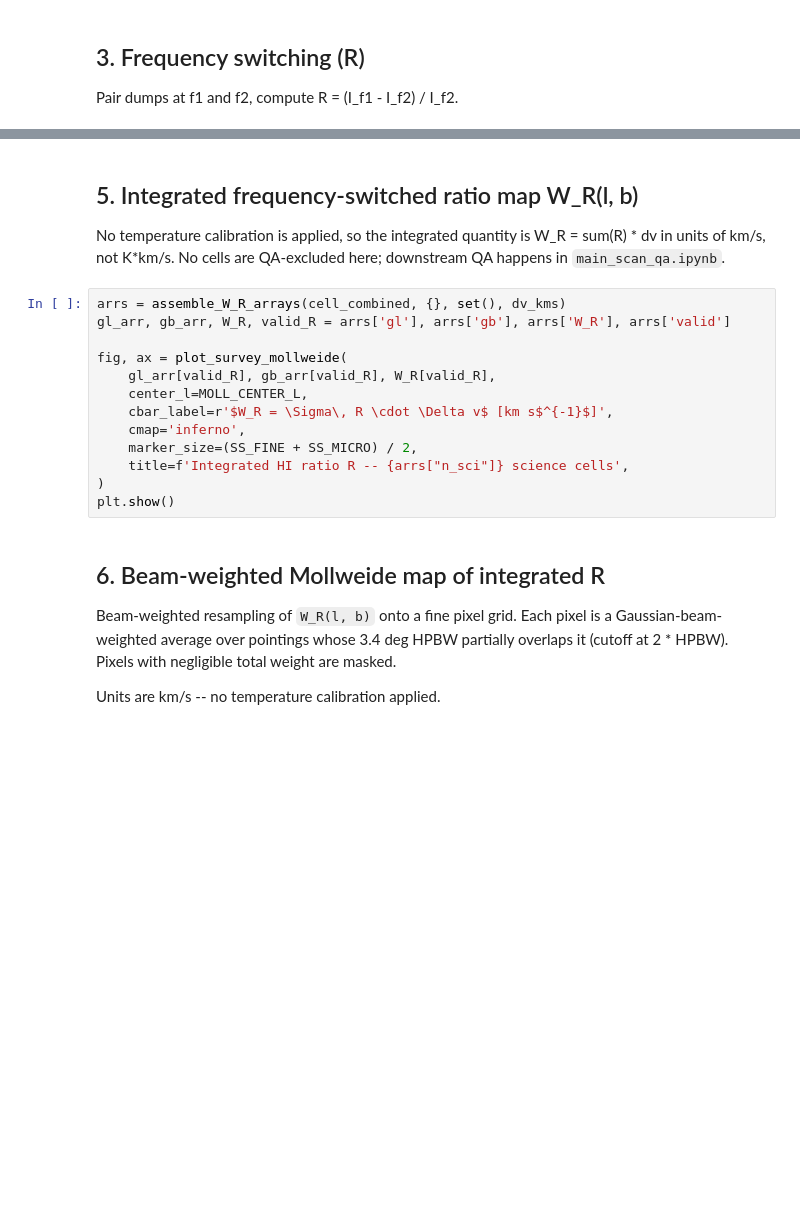
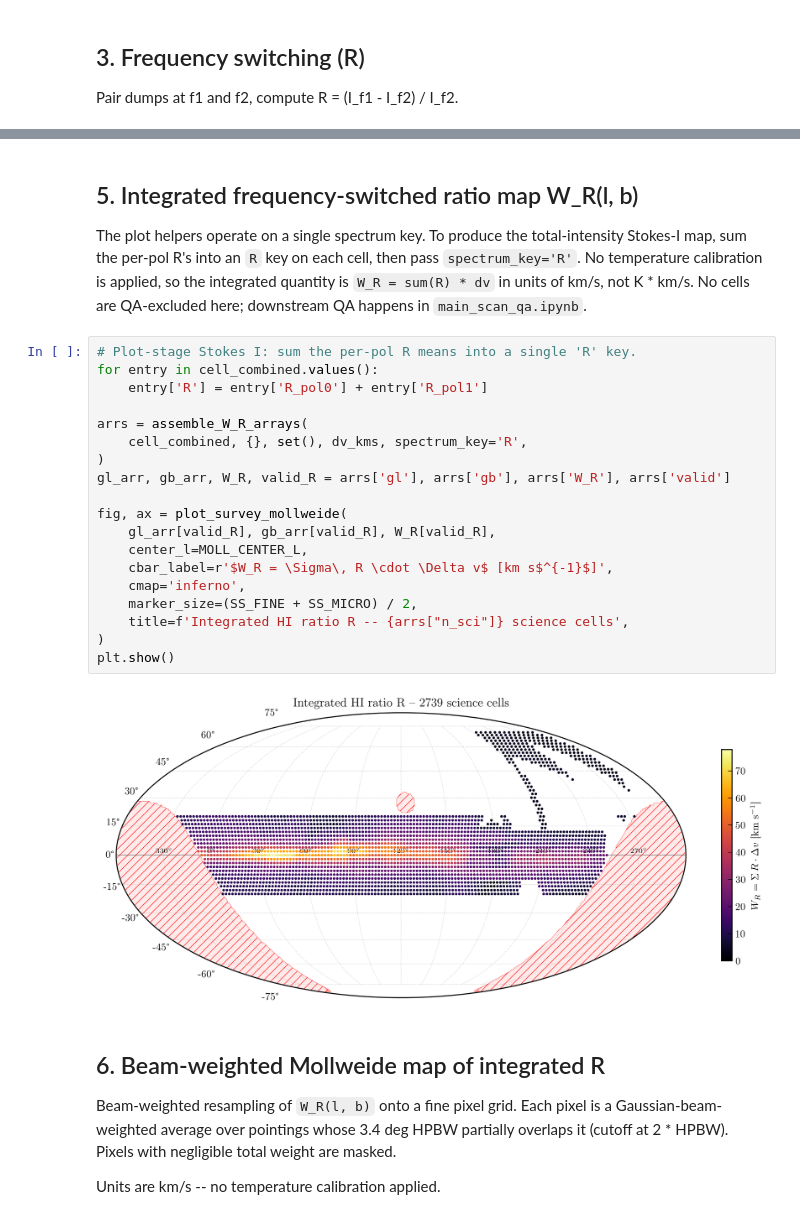
Before and after one commit to raw-asparagus/ay-121, a Jupyter notebook: labs/04/main_scan_load.ipynb, the cells around one changed output, grey strips where cells are left out. Cells and saved outputs as stored; diff of their text form; blank space fills up the shorter version.

```diff
--- a/labs/04/main_scan_load.ipynb
+++ b/labs/04/main_scan_load.ipynb
@@ -198,22 +241,33 @@ print(f'Cells with <{MIN_VIABLE_PAIRS} viable pairs: {len(cells_insufficient_pai
 # %% [markdown]
 ## 5. Integrated frequency-switched ratio map W_R(l, b)
 
-No temperature calibration is applied, so the integrated quantity is
-W_R = sum(R) * dv in units of km/s, not K*km/s. No cells are
-QA-excluded here; downstream QA happens in `main_scan_qa.ipynb`.
+The plot helpers operate on a single spectrum key. To produce the
+total-intensity Stokes-I map, sum the per-pol R's into an `R` key on
+each cell, then pass `spectrum_key='R'`. No temperature calibration is
+applied, so the integrated quantity is `W_R = sum(R) * dv` in units of
+km/s, not K * km/s. No cells are QA-excluded here; downstream QA happens
+in `main_scan_qa.ipynb`.
 # %%
-arrs = assemble_W_R_arrays(cell_combined, {}, set(), dv_kms)
+# Plot-stage Stokes I: sum the per-pol R means into a single 'R' key.
+for entry in cell_combined.values():
+    entry['R'] = entry['R_pol0'] + entry['R_pol1']
+
+arrs = assemble_W_R_arrays(
+    cell_combined, {}, set(), dv_kms, spectrum_key='R',
+)
 gl_arr, gb_arr, W_R, valid_R = arrs['gl'], arrs['gb'], arrs['W_R'], arrs['valid']
 
 fig, ax = plot_survey_mollweide(
     gl_arr[valid_R], gb_arr[valid_R], W_R[valid_R],
     center_l=MOLL_CENTER_L,
     cbar_label=r'$W_R = \Sigma\, R \cdot \Delta v$ [km s$^{-1}$]',
     cmap='inferno',
     marker_size=(SS_FINE + SS_MICRO) / 2,
     title=f'Integrated HI ratio R -- {arrs["n_sci"]} science cells',
 )
 plt.show()
+# %% [output]
+[figure, added]
 # %% [markdown]
 ## 6. Beam-weighted Mollweide map of integrated R
 
```
Also changed, not shown: parts of 14 cells of this notebook, 13 other files.
